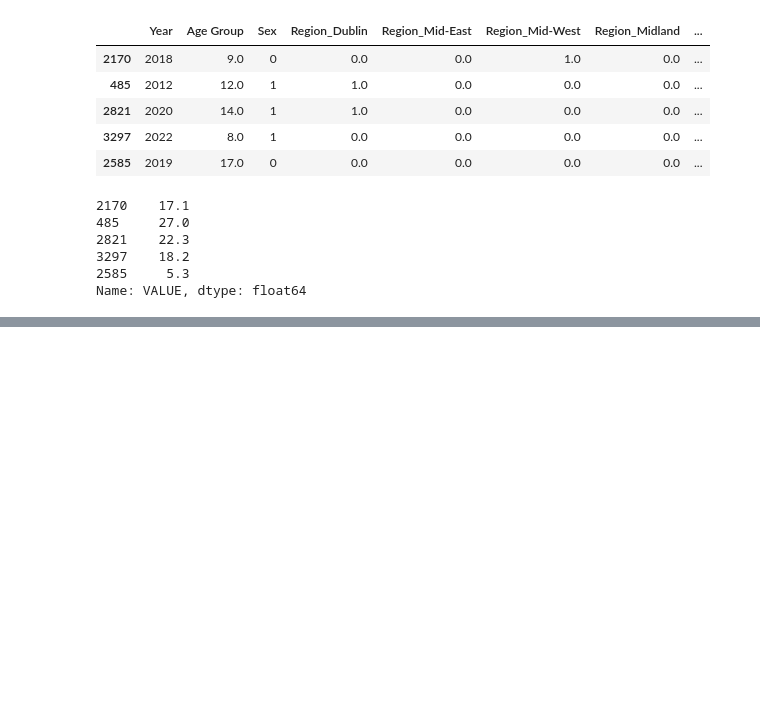
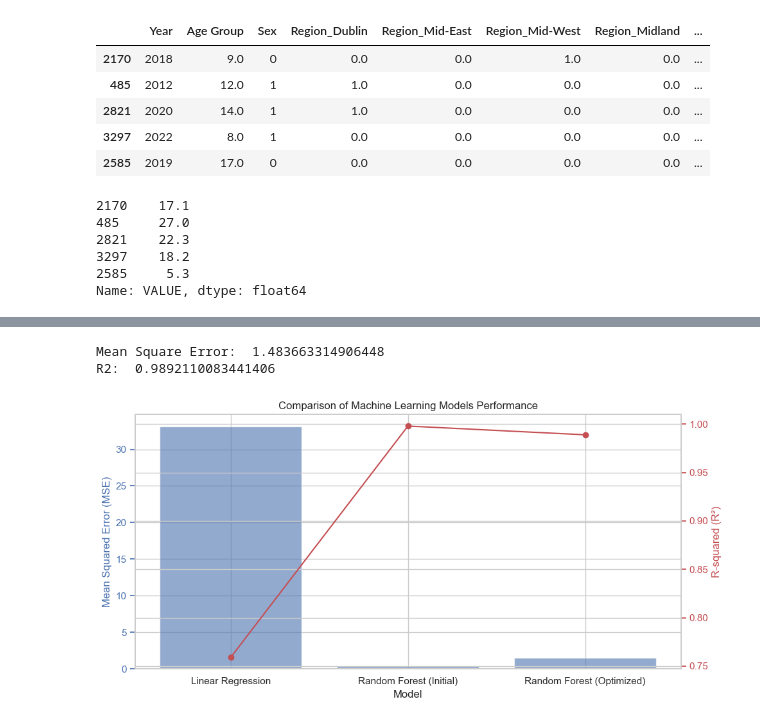
Before and after one commit to waseemmm737/Estimated_Population, a Jupyter notebook: main.ipynb, the cells around one changed output, grey strips where cells are left out. Saved outputs shown, nothing was run; the diff lists cells and outputs as text; code cells hidden in the pictures; blank space fills up the shorter version.

```diff
--- a/main.ipynb
+++ b/main.ipynb
@@ -477,0 +559,54 @@ Name: VALUE, dtype: float64
+# %%
+# Hyperparameters obtained from GridSearchCV
+optimal_params = {
+    'bootstrap': False,
+    'max_depth': 20,
+    'max_features': 'sqrt',
+    'min_samples_leaf': 1,
+    'min_samples_split': 2,
+    'n_estimators': 300
+}
+
+# Create a new Random Forest model with the optimal parameters
+optimized_rf_model = RandomForestRegressor(**optimal_params, random_state=42)
+optimized_rf_model.fit(X_train, y_train)
+
+# Predictions on test data using the optimized model
+optimized_rf_predictions = optimized_rf_model.predict(X_test)
+
+# Evaluating the optimized Random Forest Model
+optimized_rf_mse = mean_squared_error(y_test, optimized_rf_predictions)
+optimized_rf_r2 = r2_score(y_test, optimized_rf_predictions)
+
+print("Mean Square Error: ", optimized_rf_mse)
+print("R2: ", optimized_rf_r2)
+# %% [output]
+Mean Square Error:  1.483663314906448
+R2:  0.9892110083441406
+# %%
+# Data for plotting
+models = ['Linear Regression', 'Random Forest (Initial)', 'Random Forest (Optimized)']
+mse_values = [33.10, 0.338, 1.484]
+r2_values = [0.759, 0.998, 0.989]
+
+# Creating bar chart for comparison
+fig, ax1 = plt.subplots(figsize=(10, 5))
+
+# Bar chart for MSE
+ax1.bar(models, mse_values, color='b', alpha=0.6, label='MSE')
+ax1.set_xlabel('Model')
+ax1.set_ylabel('Mean Squared Error (MSE)', color='b')
+ax1.tick_params('y', colors='b')
+
+# Adding R² values as line chart
+ax2 = ax1.twinx()
+ax2.plot(models, r2_values, color='r', marker='o', label='R²')
+ax2.set_ylabel('R-squared (R²)', color='r')
+ax2.tick_params('y', colors='r')
+
+# Adding legend and title
+ax1.set_title('Comparison of Machine Learning Models Performance')
+fig.tight_layout()
+plt.show()
+# %% [output]
+[figure, added]
```
Also changed, not shown: parts of 10 cells of this notebook.
